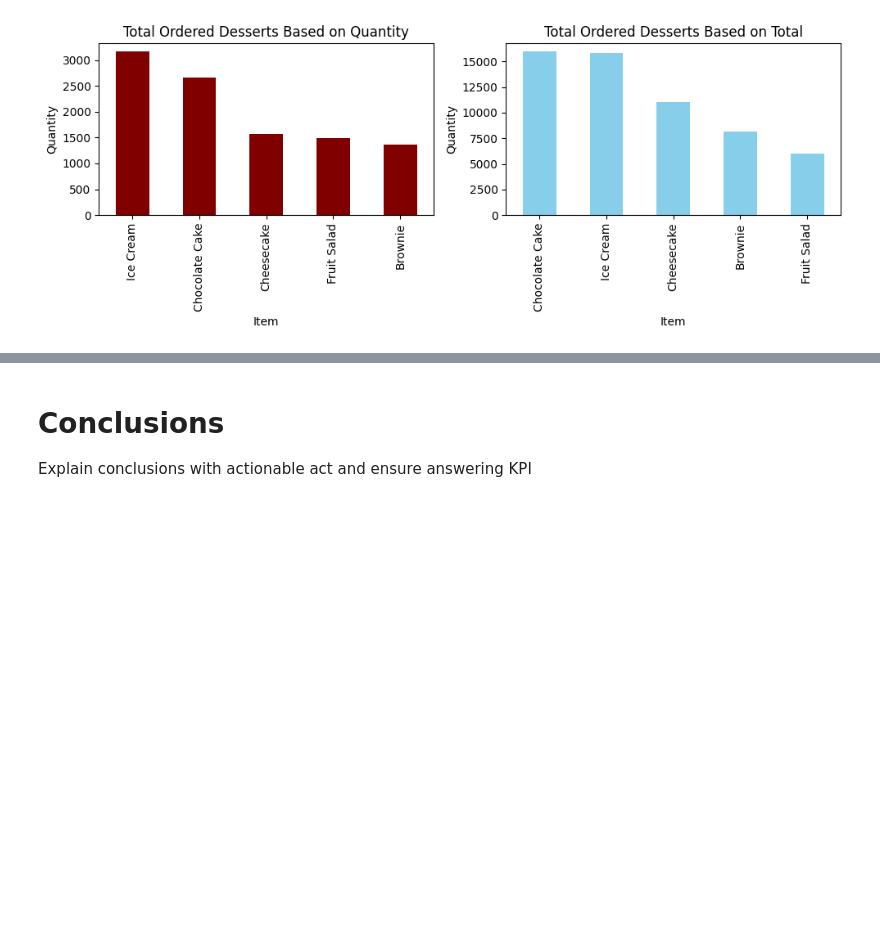
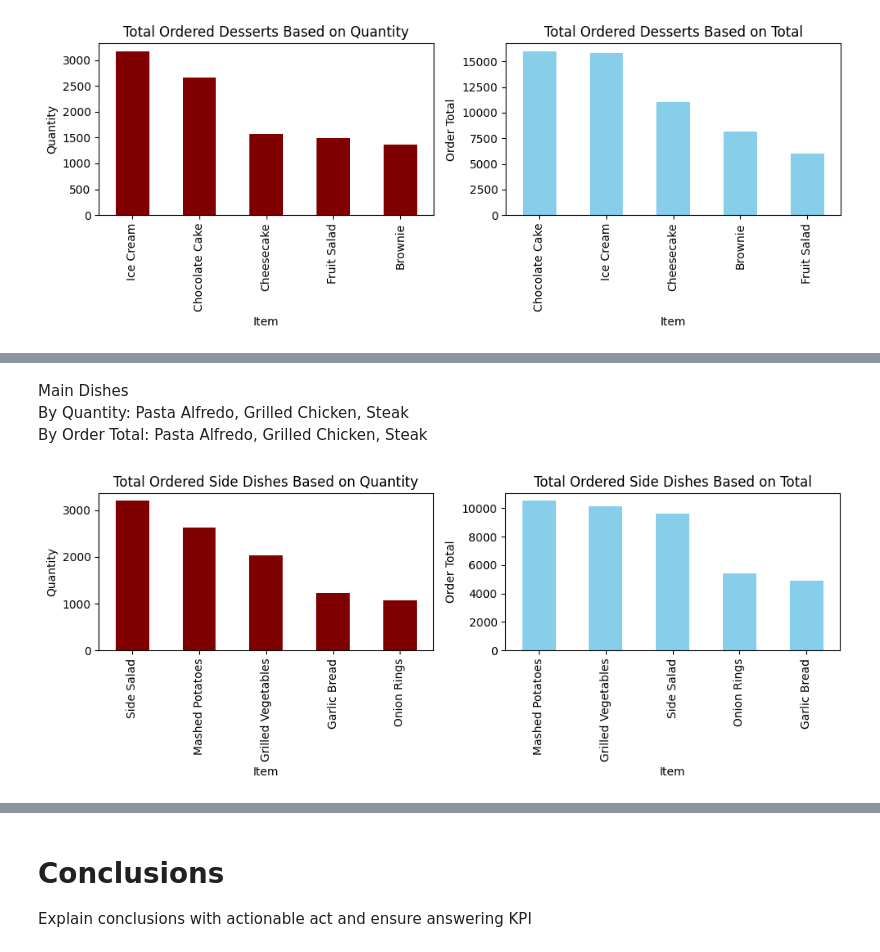
Before and after one commit to graveo-wicaksana/DA_restaurantSales, a Jupyter notebook: DA_restaurantSales.ipynb, the cells around one changed output, grey strips where cells are left out. Cells and saved outputs as stored; diff of their text form; code cells hidden in the pictures; blank space fills up the shorter version.

```diff
--- a/DA_restaurantSales.ipynb
+++ b/DA_restaurantSales.ipynb
@@ -581,0 +620,23 @@ plt.show()
+# %% [markdown]
+Main Dishes <br>
+By Quantity: Pasta Alfredo, Grilled Chicken, Steak <br>
+By Order Total: Pasta Alfredo, Grilled Chicken, Steak
+# %%
+#Create a figure with 2 subplots
+fig4, (d7, d8) = plt.subplots(1, 2, figsize=(10, 4))
+
+#1 subplot
+ordered_side_dishes_quantity.plot(kind='bar', ax=d7, color='maroon')
+d7.set_ylabel('Quantity')
+d7.set_title('Total Ordered Side Dishes Based on Quantity')
+
+#2 subplot
+ordered_side_dishes_total.plot(kind='bar', ax=d8, color='skyblue')
+d8.set_ylabel('Order Total')
+d8.set_title('Total Ordered Side Dishes Based on Total')
+
+#tight layout and display chart
+plt.tight_layout()
+plt.show()
+# %% [output]
+[figure, added]
```
Also changed, not shown: parts of 13 cells of this notebook.
